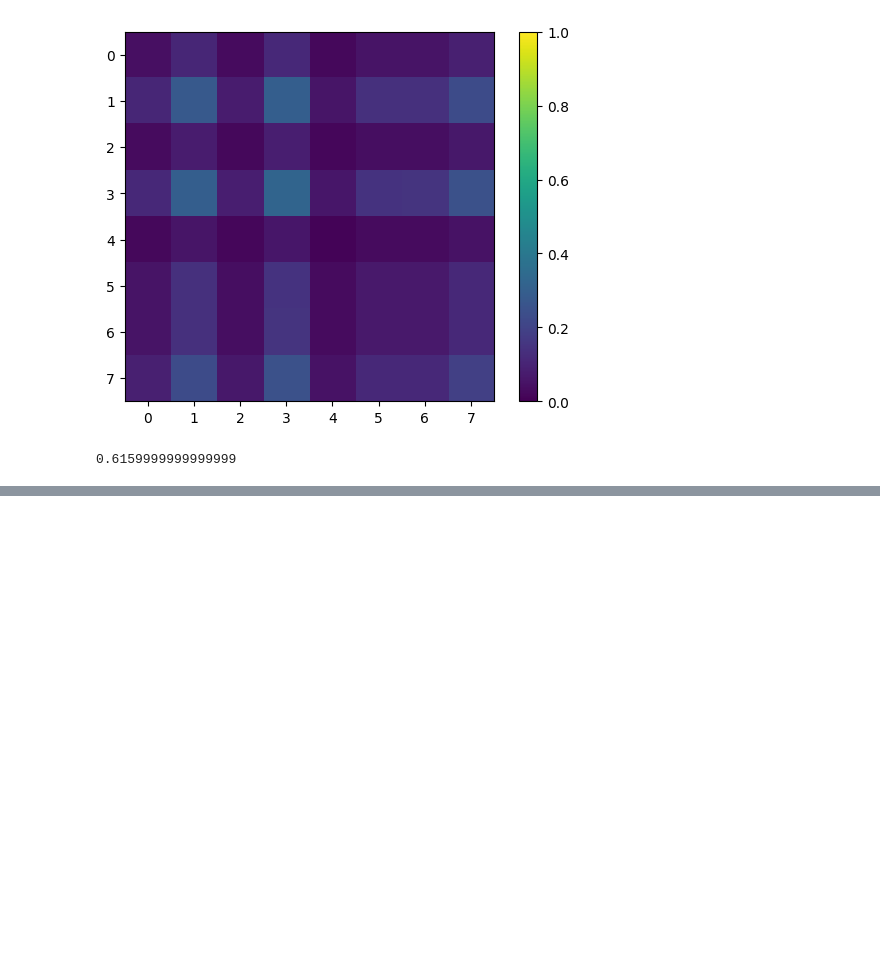
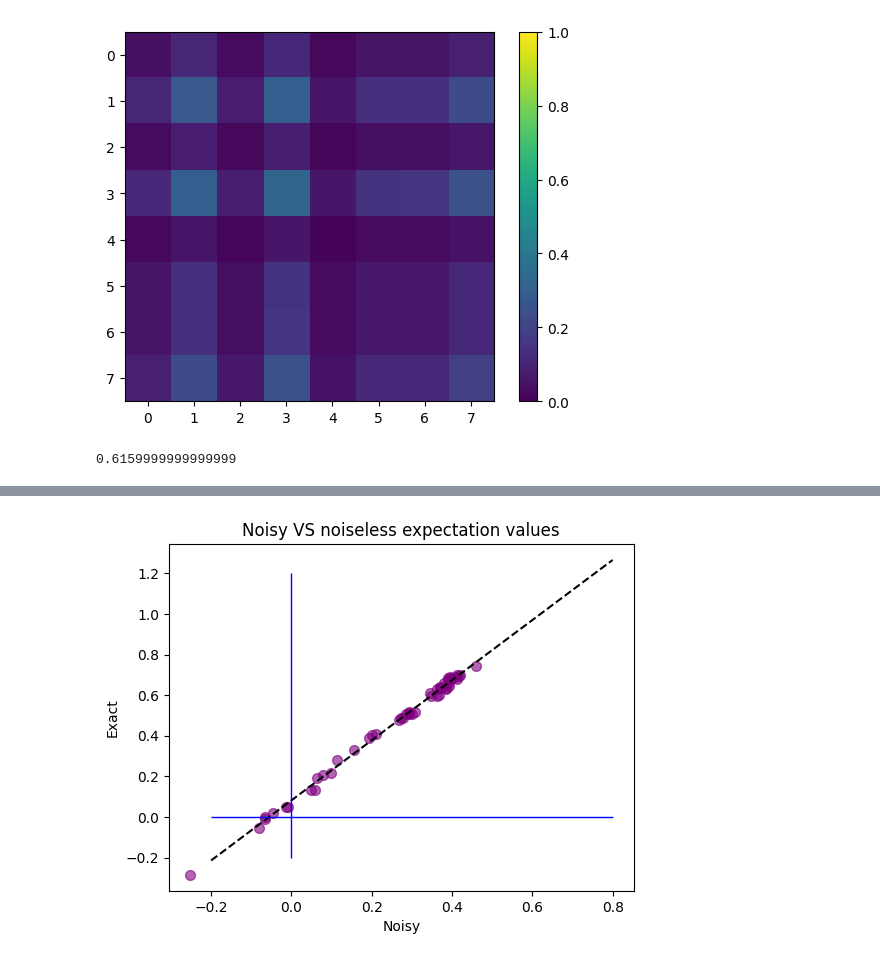
Before and after one commit to gabrielefrn/qc-minicourse, a Jupyter notebook: qc_minicourse_10abr24.ipynb, the cells around one changed output, grey strips where cells are left out. Saved outputs shown, nothing was run; the diff lists cells and outputs as text; code cells hidden in the pictures; blank space fills up the shorter version.

```diff
--- a/qc_minicourse_10abr24.ipynb
+++ b/qc_minicourse_10abr24.ipynb
@@ -138,0 +279,34 @@ print(exp_value)
+# %%
+#build the NoiseModel
+noise = NoiseModel()
+
+noise.add(PauliError([("X", 0.007), ("Z", 0.008)]), qubits=0)
+noise.add(PauliError([("Y", 0.01), ("Z", 0.005)]), qubits=1)
+noise.add(PauliError([("X", 0.008), ("Z", 0.007)]), qubits=2)
+# %%
+#execute CDR
+mit_exp, noisy_Exp, fit_params, training_data = error_mitigation.CDR(
+    circuit = c,
+    observable = obs,
+    noise_model = noise,
+    nshots = 50000,
+    n_training_samples = 50,
+    full_output = True
+)
+# %%
+#plot results
+x = np.linspace(-0.2, 0.8, 100)
+y = fit_params[0] * x + fit_params[1]
+
+plt.figure(figsize=[6, 6*6/8])
+plt.title("Noisy VS noiseless expectation values")
+plt.xlabel("Noisy")
+plt.ylabel("Exact")
+plt.plot(x, y, color="black", ls="--", label="CDR fit")
+plt.scatter(training_data["noisy"], training_data["noise-free"],
+            marker='o', color="purple", alpha=0.6, s=50, label="Training circuit")
+plt.vlines(0, -0.2, 1.2, color="blue", ls="-", lw=1)
+plt.hlines(0, -0.2, 0.8, color="blue", ls="-", lw=1)
+plt.show()
+# %% [output]
+[figure, added]
```
Also changed, not shown: parts of 11 cells of this notebook.
